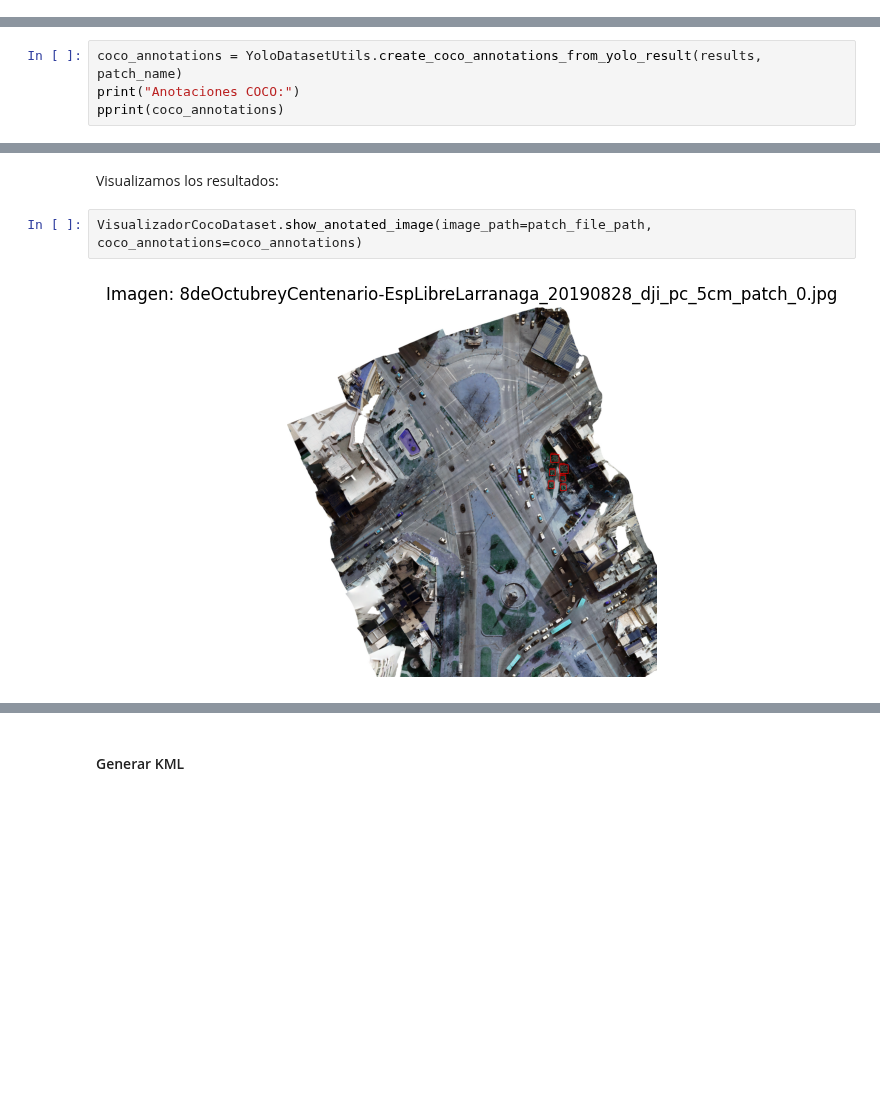
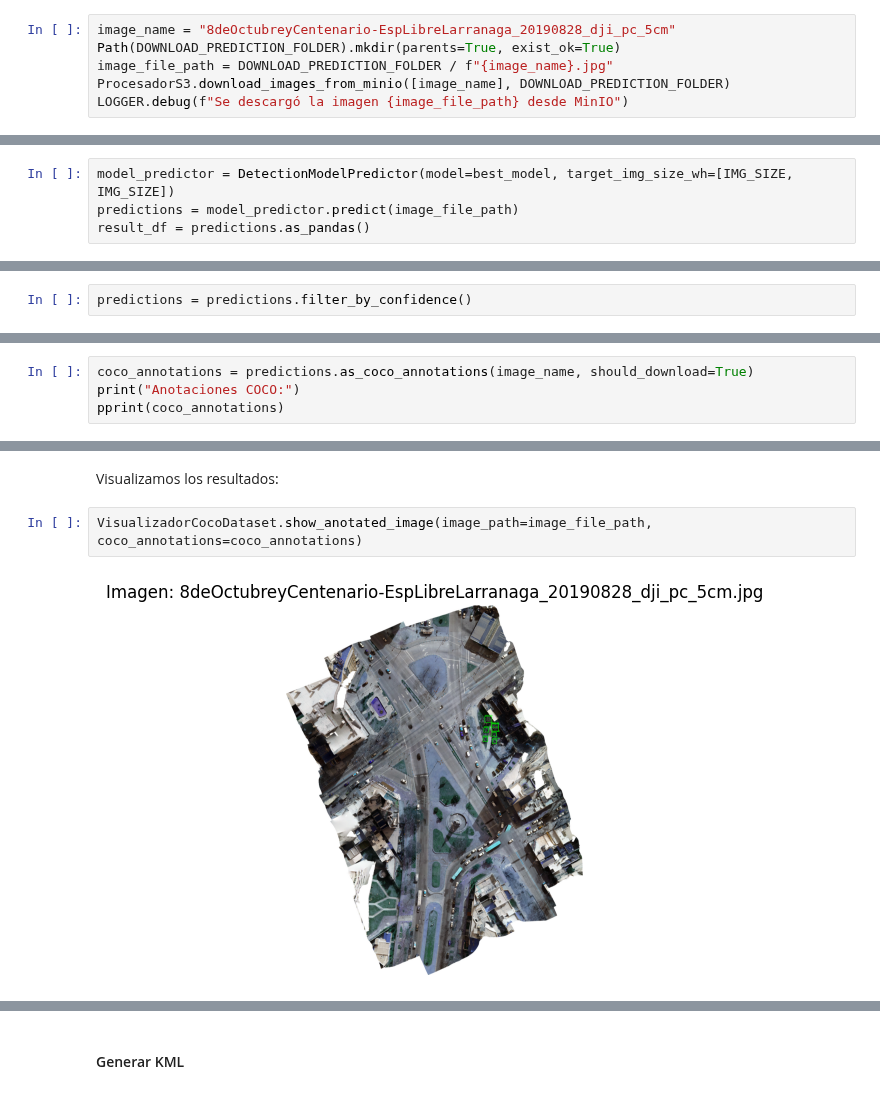
Before and after one commit to brunomaso1/uba-ceia, a Jupyter notebook: ceia-proyecto-final/modulo-IA/notebooks/deteccion_palmeras/yolov11/3.01-bm-yolov11.ipynb, the cells around one changed output, grey strips where cells are left out. Drawn from its saved outputs; the diff is of its cells as text; blank space fills up the shorter version.

```diff
--- a/ceia-proyecto-final/modulo-IA/notebooks/deteccion_palmeras/yolov11/3.01-bm-yolov11.ipynb
+++ b/ceia-proyecto-final/modulo-IA/notebooks/deteccion_palmeras/yolov11/3.01-bm-yolov11.ipynb
@@ -291,0 +452,6 @@ LOGGER.debug(f"Se descargó el parche {patch_file_path} desde MinIO")
+# %%
+image_name = "8deOctubreyCentenario-EspLibreLarranaga_20190828_dji_pc_5cm"
+Path(DOWNLOAD_PREDICTION_FOLDER).mkdir(parents=True, exist_ok=True)
+image_file_path = DOWNLOAD_PREDICTION_FOLDER / f"{image_name}.jpg"
+ProcesadorS3.download_images_from_minio([image_name], DOWNLOAD_PREDICTION_FOLDER)
+LOGGER.debug(f"Se descargó la imagen {image_file_path} desde MinIO")
@@ -386,0 +532,4 @@ Detección 6: Clase=car, Confianza=0.55, Caja=[2913.428466796875, 3449.442138671
+# %%
+model_predictor = DetectionModelPredictor(model=best_model, target_img_size_wh=[IMG_SIZE, IMG_SIZE])
+predictions = model_predictor.predict(image_file_path)
+result_df = predictions.as_pandas()
@@ -386,0 +564,2 @@ Detección 6: Clase=car, Confianza=0.55, Caja=[2913.428466796875, 3449.442138671
+# %%
+predictions = predictions.filter_by_confidence()
@@ -387,7 +574,7 @@ Detección 6: Clase=car, Confianza=0.55, Caja=[2913.428466796875, 3449.442138671
 # %% [markdown]
 Convertimos los resultados a anotaciones:
 # %%
-coco_annotations = YoloDatasetUtils.create_coco_annotations_from_yolo_result(results, patch_name)
+coco_annotations = predictions.as_coco_annotations(image_name, should_download=True)
 print("Anotaciones COCO:")
 pprint(coco_annotations)
 # %% [output]
@@ -411,6 +599,6 @@ Anotaciones COCO:
 # %% [markdown]
 Visualizamos los resultados:
 # %%
-VisualizadorCocoDataset.show_anotated_image(image_path=patch_file_path, coco_annotations=coco_annotations)
+VisualizadorCocoDataset.show_anotated_image(image_path=image_file_path, coco_annotations=coco_annotations)
 # %% [output]
-[figure, old version]
+[figure, new version]
```
Also changed, not shown: parts of 68 cells of this notebook, 32 other files.
